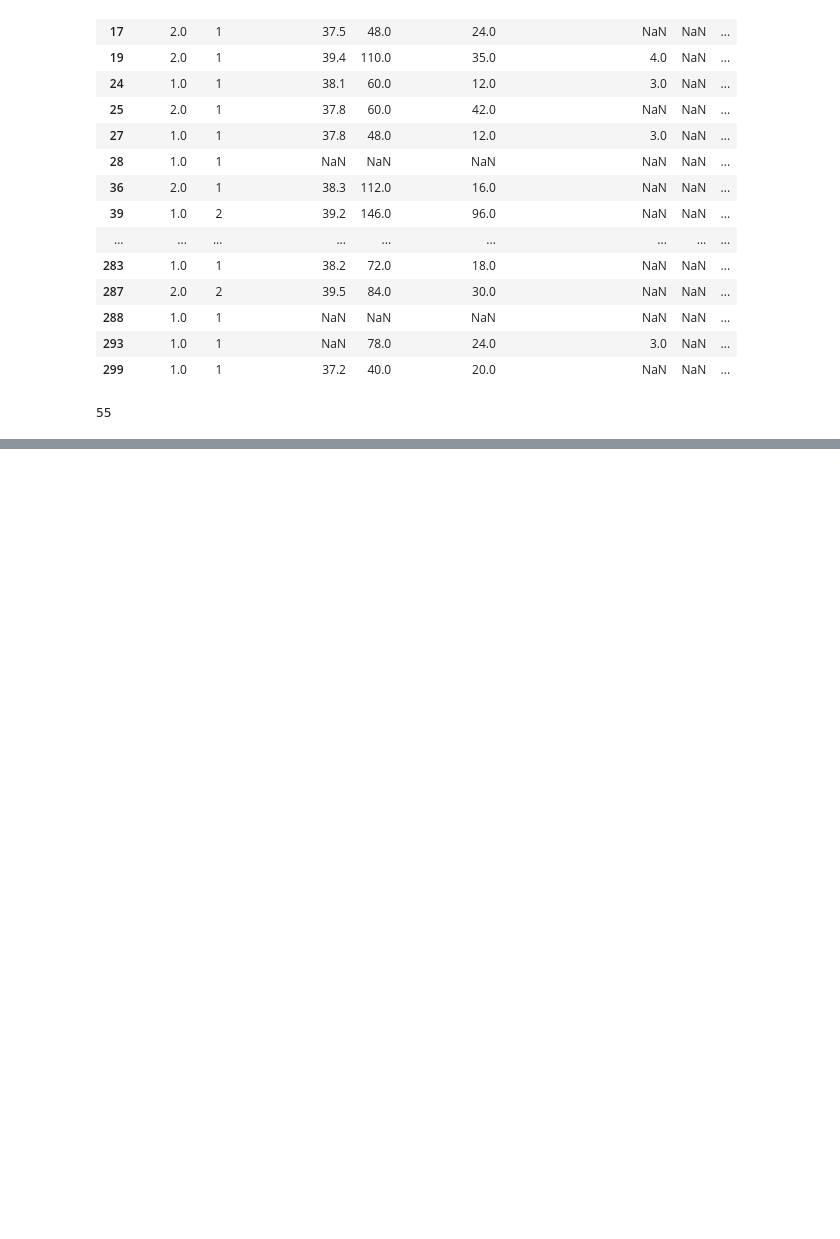
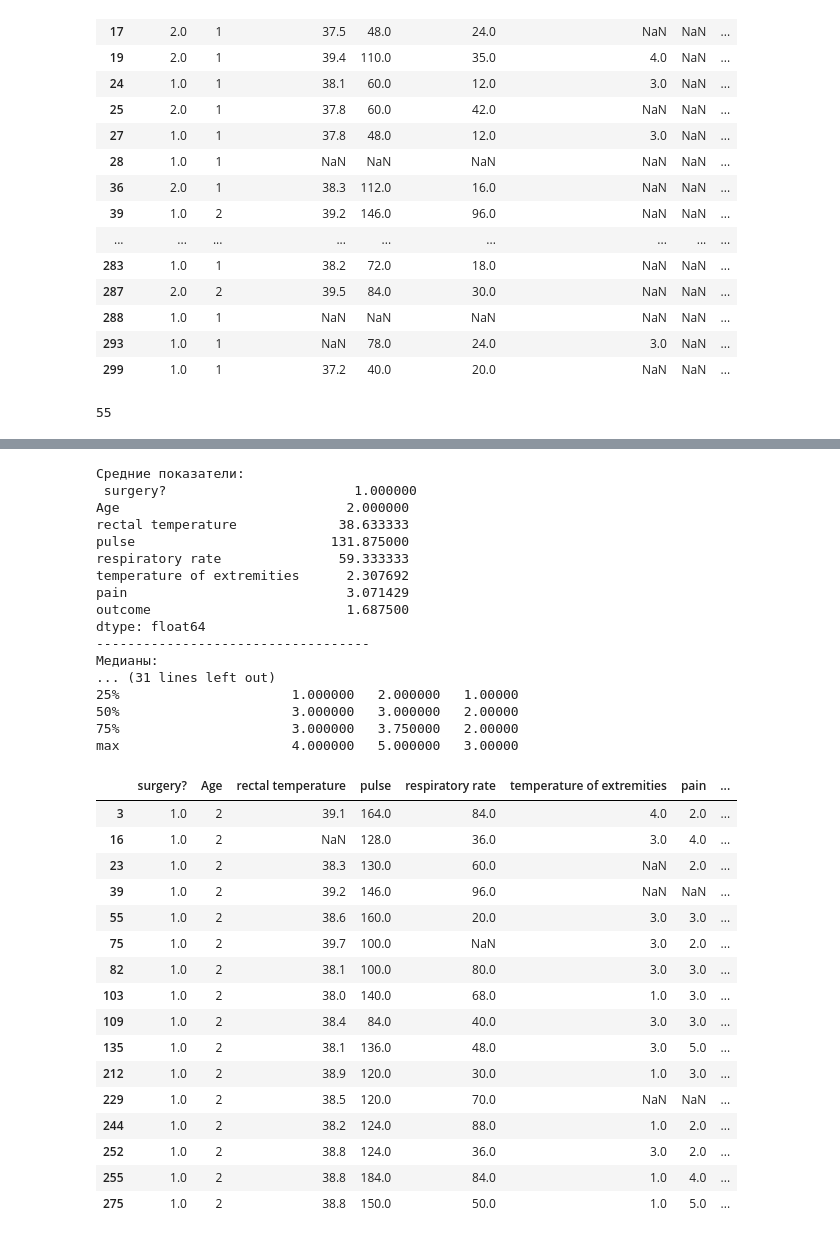
Before and after one commit to Mishgun84/Fedorovskikh_DSU-9, a Jupyter notebook: Home_work/14_Statistics_basics/Zadanie_14.ipynb, the cells around one changed output, grey strips where cells are left out. Cells and saved outputs as stored; diff of their text form; code cells hidden in the pictures; blank space fills up the shorter version.

Commit message:
Выполнены исправления после возврата на доработку

```diff
--- a/Home_work/14_Statistics_basics/Zadanie_14.ipynb
+++ b/Home_work/14_Statistics_basics/Zadanie_14.ipynb
@@ -527,6 +482,0 @@ Name: rectal temperature, dtype: float64
-# %%
-# После замены пропусков медианой уменьшилось СКО на 0.068532,
-# сместился 25% квантиль на 0.075 и увеличилось среднее арифметическое на 0.005713. Т.к. на мой взгляд
-# в этом случае замена пропусков внесла меньше искажений в расчетные показатели, то в итоговом
-# датафрейме для столбца rectal temperature заменю пропуски медианой.
-new_result_data['rectal temperature'].fillna(new_result_data['rectal temperature'].median(), inplace=True)
@@ -593,5 +482,0 @@ Name: pulse, dtype: float64
-# %%
-# Искажения: по СКО =-0.739823, по среднему = -0.433591. Я не специалист, но все-таки считаю, что
-# изменение среднего значения пульса (ударов в минуту полагаю) на 0.433591 не критично. При этом
-# распределение по квантилям не пострадало. В итоговом фрейме также пропуски буду заменять медианой
-new_result_data['pulse'].fillna(new_result_data['pulse'].median(), inplace=True)
@@ -653,5 +482,0 @@ Name: respiratory rate, dtype: float64
-# %%
-# Искажения: по СКО =-1.4325, по 25% = 1.5, по 50% = 0, по 75% = -1, по среднему = -1.013245
-# Здесь наверно тоже пренебрегу искажением среднего, зато распределение по квантилям ближе к исходному.
-# В итоговом фрейме также пропуски буду заменять медианой
-new_result_data['respiratory rate'].fillna(new_result_data['respiratory rate'].median(), inplace=True)
@@ -692,0 +547,51 @@ memory usage: 20.5+ KB
+# %%
+# рассмотрим группу молодых лошадей, которым сделали операцию. (Age=2, Surgery=1)
+temp_21 = new_result_data.loc[new_result_data['Age']==2].loc[new_result_data['surgery?']==1]
+# %%
+print('Средние показатели: \n',temp_21.mean())
+print('-----------------------------------')
+print('Медианы: \n',temp_21.median())
+print('-----------------------------------')
+print('Границы межквартильного размаха для температуры: ',outliers_border(temp_21['rectal temperature']))
+print('-----------------------------------')
+print('Границы межквартильного размаха для пульса: ',outliers_border(temp_21['pulse']))
+print('-----------------------------------')
+print('Границы межквартильного размаха для частоты дыхания: ',outliers_border(temp_21['respiratory rate']))
+print('-----------------------------------')
+print(temp_21.describe())
+temp_21
+# %% [output]
+Средние показатели:
+ surgery?                        1.000000
+Age                             2.000000
+rectal temperature             38.633333
+pulse                         131.875000
+respiratory rate               59.333333
+temperature of extremities      2.307692
+pain                            3.071429
+outcome                         1.687500
+dtype: float64
+-----------------------------------
+Медианы:
+... (31 lines left out)
+25%                      1.000000   2.000000   1.00000
+50%                      3.000000   3.000000   2.00000
+75%                      3.000000   3.750000   2.00000
+max                      4.000000   5.000000   3.00000
+|  | surgery? | Age | rectal temperature | pulse | respiratory rate | temperature of extremities | pain | ... |
+| 3 | 1.0 | 2 | 39.1 | 164.0 | 84.0 | 4.0 | 2.0 | ... |
+| 16 | 1.0 | 2 | NaN | 128.0 | 36.0 | 3.0 | 4.0 | ... |
+| 23 | 1.0 | 2 | 38.3 | 130.0 | 60.0 | NaN | 2.0 | ... |
+| 39 | 1.0 | 2 | 39.2 | 146.0 | 96.0 | NaN | NaN | ... |
+| 55 | 1.0 | 2 | 38.6 | 160.0 | 20.0 | 3.0 | 3.0 | ... |
+| 75 | 1.0 | 2 | 39.7 | 100.0 | NaN | 3.0 | 2.0 | ... |
+| 82 | 1.0 | 2 | 38.1 | 100.0 | 80.0 | 3.0 | 3.0 | ... |
+| 103 | 1.0 | 2 | 38.0 | 140.0 | 68.0 | 1.0 | 3.0 | ... |
+| 109 | 1.0 | 2 | 38.4 | 84.0 | 40.0 | 3.0 | 3.0 | ... |
+| 135 | 1.0 | 2 | 38.1 | 136.0 | 48.0 | 3.0 | 5.0 | ... |
+| 212 | 1.0 | 2 | 38.9 | 120.0 | 30.0 | 1.0 | 3.0 | ... |
+| 229 | 1.0 | 2 | 38.5 | 120.0 | 70.0 | NaN | NaN | ... |
+| 244 | 1.0 | 2 | 38.2 | 124.0 | 88.0 | 1.0 | 2.0 | ... |
+| 252 | 1.0 | 2 | 38.8 | 124.0 | 36.0 | 3.0 | 2.0 | ... |
+| 255 | 1.0 | 2 | 38.8 | 184.0 | 84.0 | 1.0 | 4.0 | ... |
+| 275 | 1.0 | 2 | 38.8 | 150.0 | 50.0 | 1.0 | 5.0 | ... |
```
Also changed, not shown: parts of 55 cells of this notebook.
